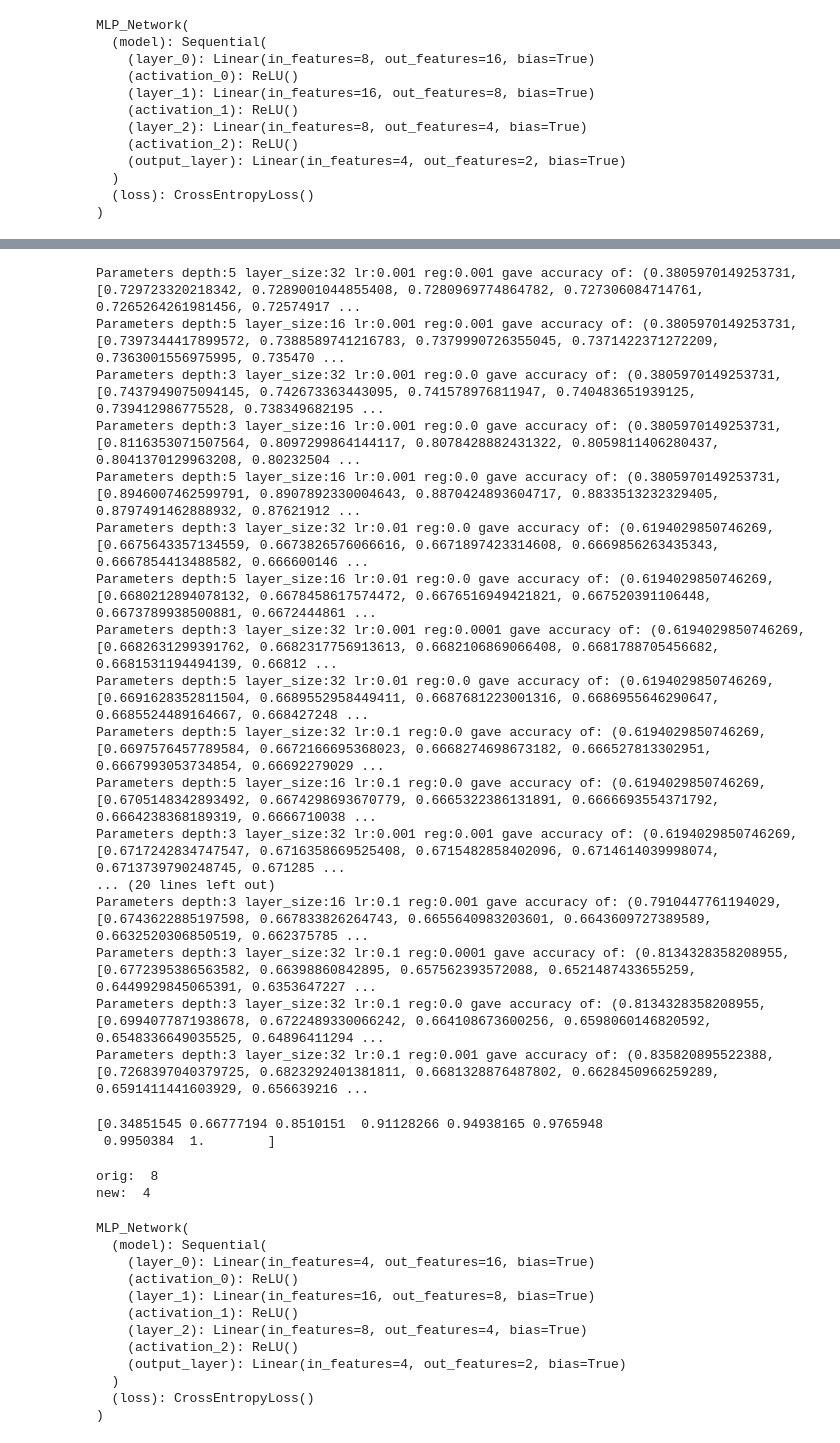
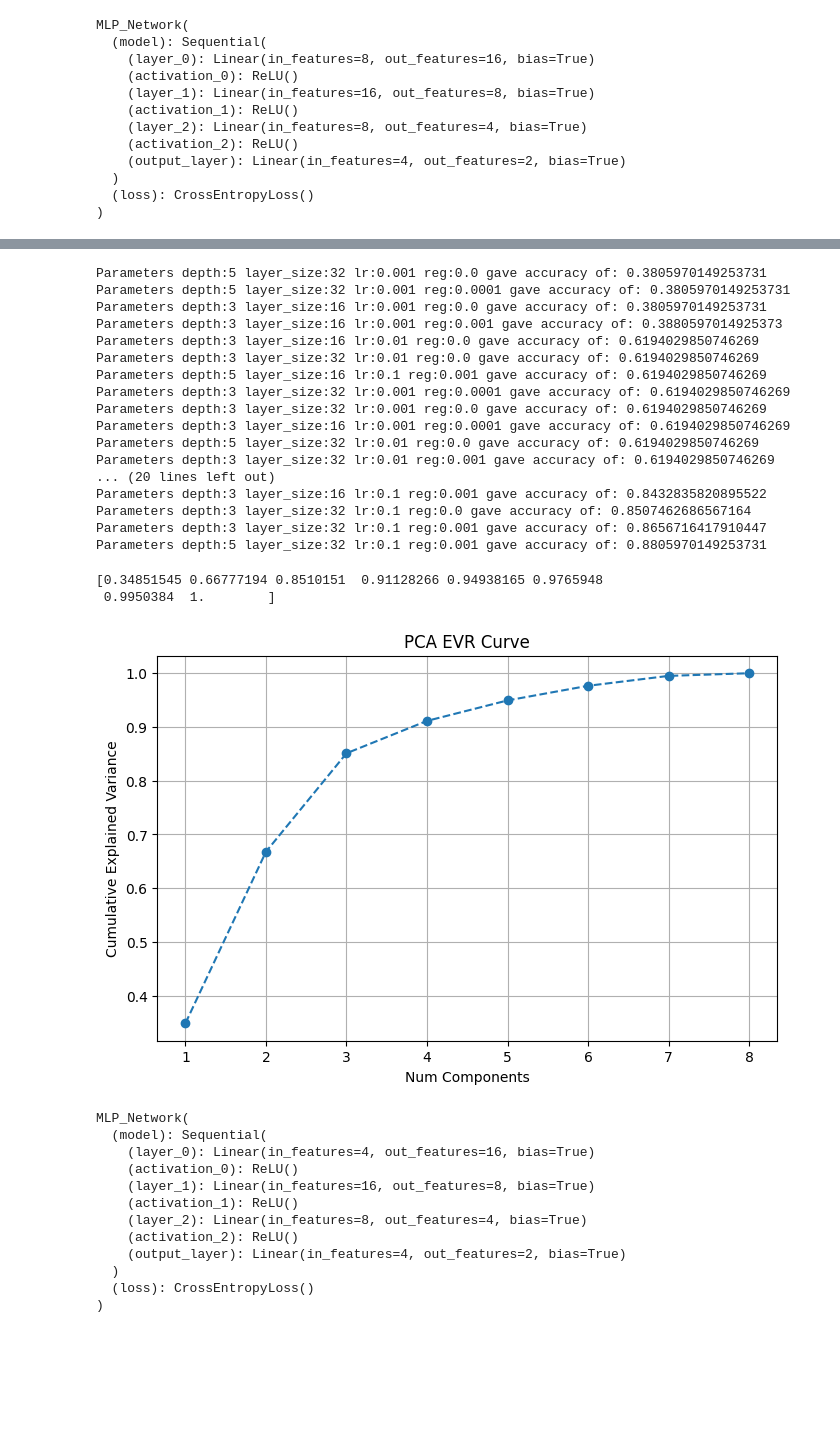
Before and after one commit to zebulonmcknight/CS325, a Jupyter notebook: HW3/hw3.ipynb, the cells around one changed output, grey strips where cells are left out. Saved outputs shown, nothing was run; the diff lists cells and outputs as text; code cells hidden in the pictures; blank space fills up the shorter version.

```diff
--- a/HW3/hw3.ipynb
+++ b/HW3/hw3.ipynb
@@ -410,6 +374,9 @@ print(predictions)
 import itertools
 from collections import namedtuple
 # %%
+# HYPERPARAMETER SEARCH
+
+# here are our 36 combinations of parameters
 param_distributions = {
     'depth': [3, 5],
     'layer_size': [16, 32],
@@ -419,61 +386,79 @@ param_distributions = {
 
 results = []
 
+# For every combination of our parameters
 for depth, layer_size, lr, reg in itertools.product(
         param_distributions['depth'],
         param_distributions['layer_size'],
         param_distributions['lr'],
         param_distributions['reg']):
 
+    # define and train a model with current combination
     model = MLP_Network(8, layer_size, 2, depth, lr, reg)
     model.to(device)
 
     acc = train(model, train_loader, val_loader, 50)
 
+    # we will stoe a tuple for every combination containing accuracy and each parameter value
     result = namedtuple('result', ['acc', 'depth', 'layer_size', 'lr', 'reg'])
 
     trial = result(acc, depth, layer_size, lr, reg)
     results.append(trial)
 
+# sort the results of the grid search by validation accuracy
 results.sort(key=lambda x: x[0])
 for trial in results:
-    print(f"Parameters depth:{trial.depth} layer_size:{trial.layer_size} lr:{trial.lr} reg:{trial.reg} gave accuracy of: {trial.acc}")
+    print(f"Parameters depth:{trial.depth} layer_size:{trial.layer_size} lr:{trial.lr} reg:{trial.reg} gave accuracy of: {trial.acc[0]}")
 # %% [output]
-Parameters depth:5 layer_size:32 lr:0.001 reg:0.001 gave accuracy of: (0.3805970149253731, [0.729723320218342, 0.7289001044855408, 0.7280969774864782, 0.727306084714761, 0.7265264261981456, 0.72574917 ...
-Parameters depth:5 layer_size:16 lr:0.001 reg:0.001 gave accuracy of: (0.3805970149253731, [0.7397344417899572, 0.7388589741216783, 0.7379990726355045, 0.7371422371272209, 0.7363001556975995, 0.735470 ...
-Parameters depth:3 layer_size:32 lr:0.001 reg:0.0 gave accuracy of: (0.3805970149253731, [0.7437949075094145, 0.742673363443095, 0.741578976811947, 0.740483651939125, 0.739412986775528, 0.738349682195 ...
-Parameters depth:3 layer_size:16 lr:0.001 reg:0.0 gave accuracy of: (0.3805970149253731, [0.8116353071507564, 0.8097299864144117, 0.8078428882431322, 0.8059811406280437, 0.8041370129963208, 0.80232504 ...
-Parameters depth:5 layer_size:16 lr:0.001 reg:0.0 gave accuracy of: (0.3805970149253731, [0.8946007462599791, 0.8907892330004643, 0.8870424893604717, 0.8833513232329405, 0.8797491462888932, 0.87621912 ...
-Parameters depth:3 layer_size:32 lr:0.01 reg:0.0 gave accuracy of: (0.6194029850746269, [0.6675643357134559, 0.6673826576066616, 0.6671897423314608, 0.6669856263435343, 0.6667854413488582, 0.666600146 ...
-Parameters depth:5 layer_size:16 lr:0.01 reg:0.0 gave accuracy of: (0.6194029850746269, [0.6680212894078132, 0.6678458617574472, 0.6676516949421821, 0.667520391106448, 0.6673789938500881, 0.6672444861 ...
-Parameters depth:3 layer_size:32 lr:0.001 reg:0.0001 gave accuracy of: (0.6194029850746269, [0.6682631299391762, 0.6682317756913613, 0.6682106869066408, 0.6681788705456682, 0.6681531194494139, 0.66812 ...
-Parameters depth:5 layer_size:32 lr:0.01 reg:0.0 gave accuracy of: (0.6194029850746269, [0.6691628352811504, 0.6689552958449411, 0.6687681223001316, 0.6686955646290647, 0.6685524489164667, 0.668427248 ...
-Parameters depth:5 layer_size:32 lr:0.1 reg:0.0 gave accuracy of: (0.6194029850746269, [0.6697576457789584, 0.6672166695368023, 0.6668274698673182, 0.666527813302951, 0.6667993053734854, 0.66692279029 ...
-Parameters depth:5 layer_size:16 lr:0.1 reg:0.0 gave accuracy of: (0.6194029850746269, [0.6705148342893492, 0.6674298693670779, 0.6665322386131891, 0.6666693554371792, 0.6664238368189319, 0.6666710038 ...
-Parameters depth:3 layer_size:32 lr:0.001 reg:0.001 gave accuracy of: (0.6194029850746269, [0.6717242834747547, 0.6716358669525408, 0.6715482858402096, 0.6714614039998074, 0.6713739790248745, 0.671285 ...
+Parameters depth:5 layer_size:32 lr:0.001 reg:0.0 gave accuracy of: 0.3805970149253731
+Parameters depth:5 layer_size:32 lr:0.001 reg:0.0001 gave accuracy of: 0.3805970149253731
+Parameters depth:3 layer_size:16 lr:0.001 reg:0.0 gave accuracy of: 0.3805970149253731
+Parameters depth:3 layer_size:16 lr:0.001 reg:0.001 gave accuracy of: 0.3880597014925373
+Parameters depth:3 layer_size:16 lr:0.01 reg:0.0 gave accuracy of: 0.6194029850746269
+Parameters depth:3 layer_size:32 lr:0.01 reg:0.0 gave accuracy of: 0.6194029850746269
+Parameters depth:5 layer_size:16 lr:0.1 reg:0.001 gave accuracy of: 0.6194029850746269
+Parameters depth:3 layer_size:32 lr:0.001 reg:0.0001 gave accuracy of: 0.6194029850746269
+Parameters depth:3 layer_size:32 lr:0.001 reg:0.0 gave accuracy of: 0.6194029850746269
+Parameters depth:3 layer_size:16 lr:0.001 reg:0.0001 gave accuracy of: 0.6194029850746269
+Parameters depth:5 layer_size:32 lr:0.01 reg:0.0 gave accuracy of: 0.6194029850746269
+Parameters depth:3 layer_size:32 lr:0.01 reg:0.001 gave accuracy of: 0.6194029850746269
 ... (20 lines left out)
-Parameters depth:3 layer_size:16 lr:0.1 reg:0.001 gave accuracy of: (0.7910447761194029, [0.6743622885197598, 0.667833826264743, 0.6655640983203601, 0.6643609727389589, 0.6632520306850519, 0.662375785 ...
-Parameters depth:3 layer_size:32 lr:0.1 reg:0.0001 gave accuracy of: (0.8134328358208955, [0.6772395386563582, 0.66398860842895, 0.657562393572088, 0.6521487433655259, 0.6449929845065391, 0.6353647227 ...
-Parameters depth:3 layer_size:32 lr:0.1 reg:0.0 gave accuracy of: (0.8134328358208955, [0.6994077871938678, 0.6722489330066242, 0.664108673600256, 0.6598060146820592, 0.6548336649035525, 0.64896411294 ...
-Parameters depth:3 layer_size:32 lr:0.1 reg:0.001 gave accuracy of: (0.835820895522388, [0.7268397040379725, 0.6823292401381811, 0.6681328876487802, 0.6628450966259289, 0.6591411441603929, 0.656639216 ...
+Parameters depth:3 layer_size:16 lr:0.1 reg:0.001 gave accuracy of: 0.8432835820895522
+Parameters depth:3 layer_size:32 lr:0.1 reg:0.0 gave accuracy of: 0.8507462686567164
+Parameters depth:3 layer_size:32 lr:0.1 reg:0.001 gave accuracy of: 0.8656716417910447
+Parameters depth:5 layer_size:32 lr:0.1 reg:0.001 gave accuracy of: 0.8805970149253731
 # %%
 from sklearn.decomposition import PCA
 # %%
-# TASK 3
+### TASK 3 ###
 
 X_train = train_dataset.X.numpy()
 X_val = val_dataset.X.numpy()
 X_test = test_dataset.X.numpy()
 
+# Fitting PCA on X_train
 pca = PCA()
 pca.fit(X_train)
 
-cumulative_ratio = np.cumsum(pca.explained_variance_ratio_)
+ratio = pca.explained_variance_ratio_
+cumulative_ratio = np.cumsum(ratio)
 
 print(cumulative_ratio)
 # %% [output]
 [0.34851545 0.66777194 0.8510151  0.91128266 0.94938165 0.9765948
  0.9950384  1.        ]
+# %%
+# Printing PCA EVR
+
+plt.figure(figsize=(8,5))
+plt.plot(range(1, len(ratio)+1), cumulative_ratio, marker='o', linestyle='--')
+plt.title('PCA EVR Curve')
+plt.xlabel('Num Components')
+plt.ylabel('Cumulative Explained Variance')
+plt.grid(True)
+plt.show()
+# %% [output]
+[figure, added]
 # %%
 n_components = 4 # 4 components gives 91.1% variance
 
@@ -482,10 +468,4 @@ pca = PCA(n_components=n_components)
 X_train_pca = pca.fit_transform(X_train)
 X_val_pca = pca.transform(X_val)
 X_test_pca = pca.transform(X_test)
-# %%
-print("orig: ", X_val.shape[1])
-print("new: ", X_val_pca.shape[1])
-# %% [output]
-orig:  8
-new:  4
 # %%
```
Also changed, not shown: parts of 25 cells of this notebook.
